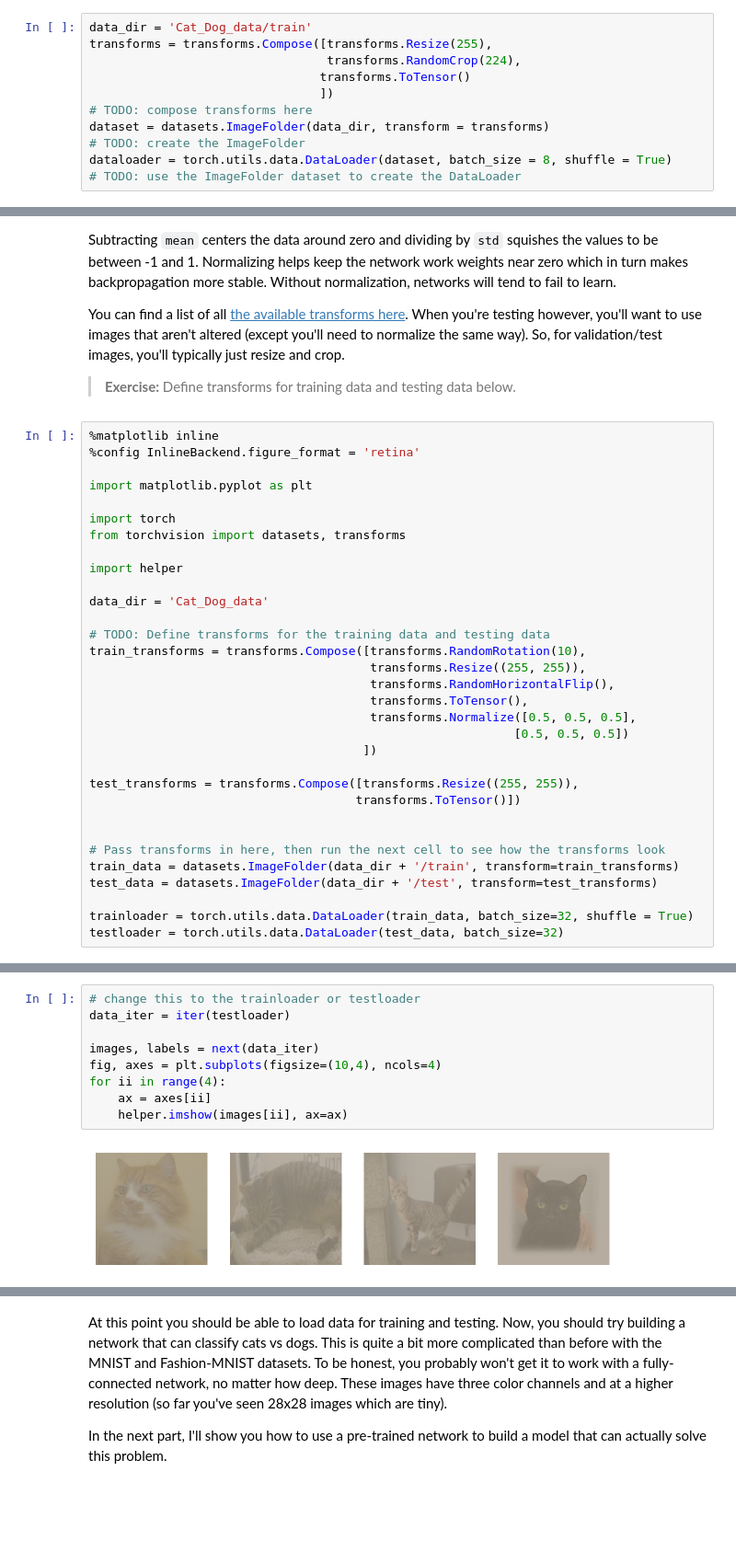
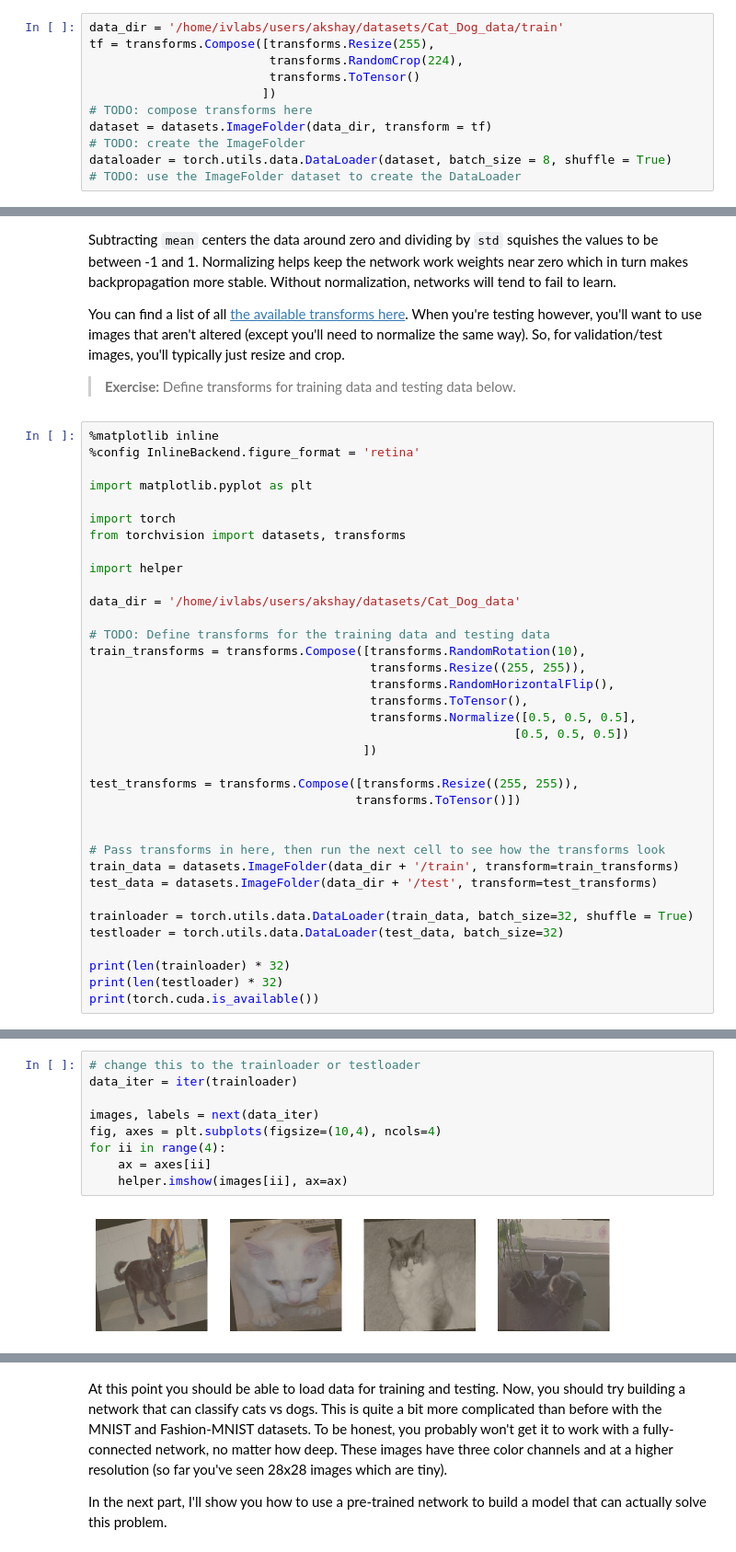
Before and after one commit to akshaykulkarni07/deep-learning-v2-pytorch, a Jupyter notebook: intro-to-pytorch/Part 7 - Loading Image Data (Exercises).ipynb, the cells around one changed output, grey strips where cells are left out. Shown: that part at 92% size. Saved outputs shown, nothing was run; the diff lists cells and outputs as text; blank space fills up the shorter version.

```diff
--- a/intro-to-pytorch/Part 7 - Loading Image Data (Exercises).ipynb
+++ b/intro-to-pytorch/Part 7 - Loading Image Data (Exercises).ipynb
@@ -72,13 +75,13 @@ images, labels = next(iter(dataloader))
 
 >**Exercise:** Load images from the `Cat_Dog_data/train` folder, define a few transforms, then build the dataloader.
 # %%
-data_dir = 'Cat_Dog_data/train'
-transforms = transforms.Compose([transforms.Resize(255),
-                                 transforms.RandomCrop(224),
-                                transforms.ToTensor()
-                                ])
+data_dir = '/home/ivlabs/users/akshay/datasets/Cat_Dog_data/train'
+tf = transforms.Compose([transforms.Resize(255),
+                         transforms.RandomCrop(224),
+                         transforms.ToTensor()
+                        ])
 # TODO: compose transforms here
-dataset = datasets.ImageFolder(data_dir, transform = transforms)
+dataset = datasets.ImageFolder(data_dir, transform = tf)
 # TODO: create the ImageFolder
 dataloader = torch.utils.data.DataLoader(dataset, batch_size = 8, shuffle = True)
 # TODO: use the ImageFolder dataset to create the DataLoader
@@ -129,7 +132,7 @@ from torchvision import datasets, transforms
 
 import helper
 
-data_dir = 'Cat_Dog_data'
+data_dir = '/home/ivlabs/users/akshay/datasets/Cat_Dog_data'
 
 # TODO: Define transforms for the training data and testing data
 train_transforms = transforms.Compose([transforms.RandomRotation(10),
@@ -150,3 +153,7 @@ test_data = datasets.ImageFolder(data_dir + '/test', transform=test_transforms)
 
 trainloader = torch.utils.data.DataLoader(train_data, batch_size=32, shuffle = True)
 testloader = torch.utils.data.DataLoader(test_data, batch_size=32)
+
+print(len(trainloader) * 32)
+print(len(testloader) * 32)
+print(torch.cuda.is_available())
@@ -153,14 +164,14 @@ testloader = torch.utils.data.DataLoader(test_data, batch_size=32)
 # %%
 # change this to the trainloader or testloader
-data_iter = iter(testloader)
+data_iter = iter(trainloader)
 
 images, labels = next(data_iter)
 fig, axes = plt.subplots(figsize=(10,4), ncols=4)
 for ii in range(4):
     ax = axes[ii]
     helper.imshow(images[ii], ax=ax)
 # %% [output]
-[figure, old version]
+[figure, new version]
 # %% [markdown]
 Your transformed images should look something like this.
 
```
Also changed, not shown: parts of 4 cells of this notebook.
